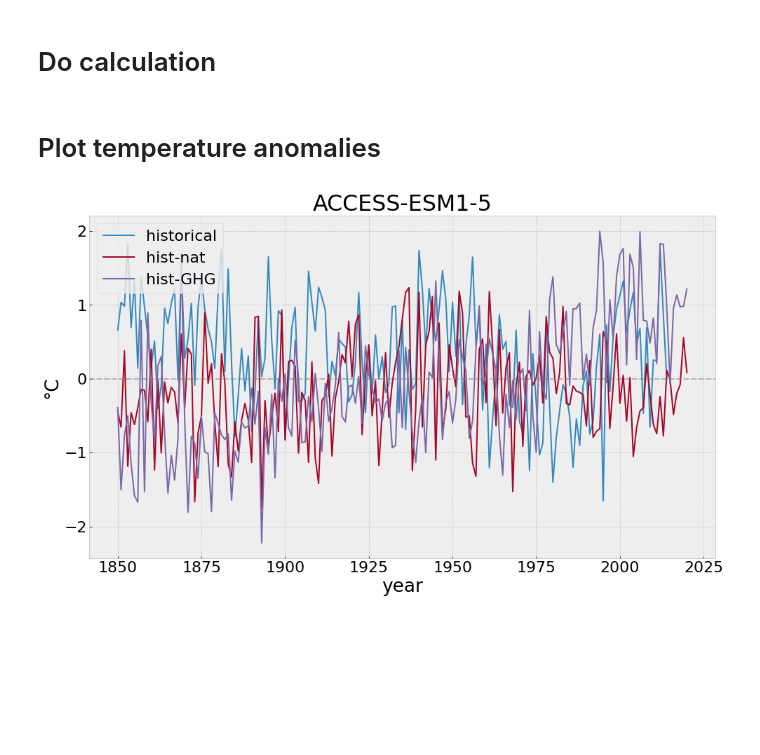
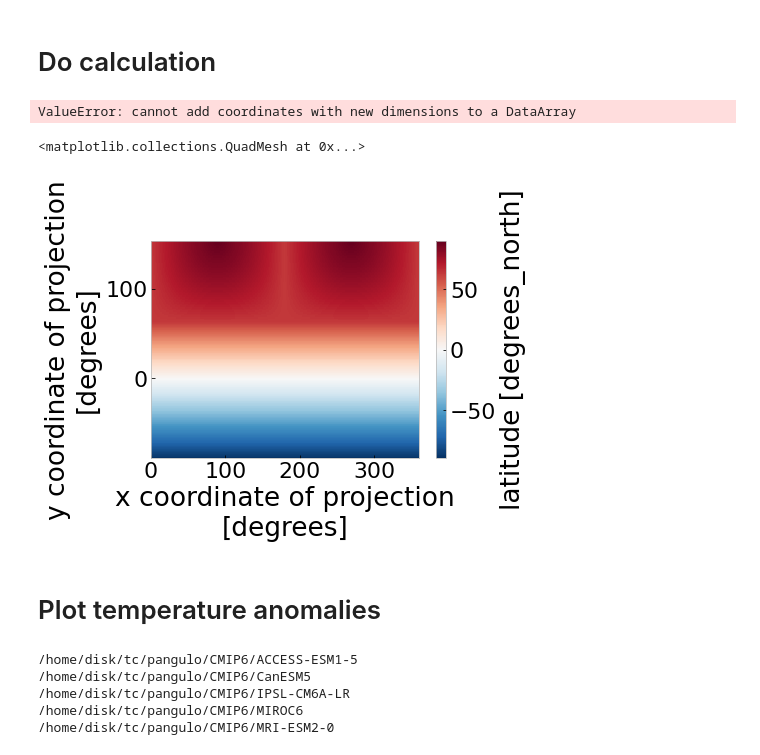
Before and after one commit to spencer-ressel/CATER-Project, a Jupyter notebook: calculate_summer_anomaly.ipynb, the cells around one changed output. Drawn from its saved outputs; the diff is of its cells as text; code cells hidden in the pictures; blank space fills up the shorter version.

Commit message:
added plotting and tos for some models

```diff
--- a/calculate_summer_anomaly.ipynb
+++ b/calculate_summer_anomaly.ipynb
@@ -20,14 +20,18 @@ import matplotlib.pyplot as plt
 # %% [markdown]
 # Specify models, experiments, and variables
 # %%
-models_list = ['ACCESS-ESM1-5', 'CanESM5', 'IPSL-CM6A-LR', 'MIROC6', 'MRI-ESM2-0']
+# models_list = ['ACCESS-ESM1-5', 'CanESM5', 'IPSL-CM6A-LR', 'MIROC6', 'MRI-ESM2-0']
+models_list = ['ACCESS-ESM1-5', 'CanESM5', 'MIROC6', 'MRI-ESM2-0']
 experiments_list = ['historical', 'hist-nat', 'hist-GHG']
 
 korean_peninsula = dict(lat=slice(34, 38), lon=slice(125, 130))
-reference_period = dict(year=slice(1951, 1980))
+reference_period = dict(year=slice(1850,1950))
 # %% [markdown]
 # Do calculation
 # %%
+variable = 'tos'
+models_list = ['MIROC6']
+
 from glob import glob
 import xarray as xr
 for model in models_list:
@@ -36,7 +40,7 @@ for model in models_list:
             os.chdir('/home/disk/tc/pangulo/CMIP6/' + model)
 
             # Load the data
-            file_name = sorted(glob('./' + exp + '/compiled_tasmax_*.nc'))[0]
+            file_name = sorted(glob('./' + exp + '/compiled_' + variable + '_*.nc'))[0]
             [
                 variable,
                 frequency,
@@ -47,7 +51,25 @@ for model in models_list:
                 period
             ] = file_name.split('/')[-1].split('.nc')[0].split('_')[1:]
 
-            temperature_data = xr.open_dataset(file_name)['tasmax']
+            temperature_data = xr.open_dataset(file_name)[variable]
+
+            if variable == 'tos':
+                if model == 'IPSL-CM6A-LR':
+                    j_lat = temperature_data.nav_lat[0].squeeze().data
+                    i_lon = temperature_data.nav_lon[:,0].squeeze().data
+                    temperature_data = temperature_data.rename({'nav_lon': 'lon', 'nav_lat': 'lat'}).assign_coords({'lon': i_lon, 'lat': j_lat}).sortby('lon')
+                elif model == 'ACCESS-ESM1-5':
+                    j_lat = temperature_data.latitude[:,0].squeeze().data
+                    i_lon = temperature_data.longitude[0,:].squeeze().data
+                    temperature_data = temperature_data.rename({'i': 'lon', 'j': 'lat'}).assign_coords({'lon': i_lon, 'lat': j_lat}).sortby('lon')
+                elif model == 'CanESM5':
+                    j_lat = temperature_data.latitude[:,0].squeeze().data
+                    i_lon = temperature_data.longitude[0,:].squeeze().data
+                    temperature_data = temperature_data.rename({'i': 'lon', 'j': 'lat'}).assign_coords({'lon': i_lon, 'lat': j_lat}).sortby('lon')
+                elif model == 'MIROC6':
+                    j_lat = temperature_data.latitude[:,0].squeeze().data
+                    i_lon = temperature_data.longitude[0,:].squeeze().data
+                    temperature_data = temperature_data.rename({'longitude': 'lon', 'latitude': 'lat'}).assign_coords({'lon': i_lon, 'lat': j_lat}).sortby('lon')
 
             # Subset the data to fit the Korean peninsula
             daily_maximum_temperature_korea = temperature_data.sel(korean_peninsula).mean(dim=['lat', 'lon'])
@@ -58,17 +80,16 @@ for model in models_list:
             ).groupby('time.year').mean()
 
             # Compute the mean temperature of the reference period
-            reference_period_mean_temperature = summer_mean_max_temperature_by_year.sel(
-                reference_period
-            ).mean()
+            reference_period_mean_temperature = summer_mean_max_temperature_by_year.sel(reference_period).mean()
 
             # Compute anomalies from reference period
             summer_temperature_anomalies = summer_mean_max_temperature_by_year - reference_period_mean_temperature
 
             # Create new file to save temperature anomalies
             new_file_name = (
-                'tasmax_anomalies-1951-1980_'
-                + frequency
+                variable
+                + '_anomalies-' + str(reference_period['year'].start) + '-' + str(reference_period['year'].stop)
+                + '_' + frequency
                 + '_' + model
                 + '_' + exp
                 + '_' + variant
@@ -77,8 +98,8 @@ for model in models_list:
                 + '.nc'
             )
 
-            # xr.open_dataset(new_file_name)
             # Save output to netCDF
+            print(new_file_name)
             summer_temperature_anomalies.to_netcdf('./' + exp + '/' + new_file_name)
-            # print('./' + exp + '/' + new_file_name)
-            # print(summer_temperature_anomalies[:5])
+# %% [output]
+ValueError: cannot add coordinates with new dimensions to a DataArray
@@ -85,7 +118,12 @@ for model in models_list:
+# %%
+temperature_data.latitude.plot()
+# %% [output]
+<matplotlib.collections.QuadMesh at 0x...>
+[figure, added]
 # %% [markdown]
 # Plot temperature anomalies
 # %%
-models_list = ['ACCESS-ESM1-5']
+# models_list = ['ACCESS-ESM1-5']
 
 plt.style.use('bmh')
 plt.rcParams.update({'font.size':22})
@@ -132,11 +170,30 @@ for model in models_list:
     ax.axhline(y=0, color='gray', alpha=0.5, ls='--')
 
     ax.legend(loc='upper left')
-    ax.set_title(model)
+    ax.set_title(model + ', JA T-2m anomalies from ' + reference_period.split('-')[1] + '-' + reference_period.split('-')[2])
     ax.set_ylabel('°C')
     ax.set_xlabel('year')
+    # ax.set_xlim(1950, 2022)
     # ax.set_aspect(50)
 
-    plt.show()
+    # plt.show()
+
+    os.chdir('/home/disk/tc/pangulo/CMIP6/' + model + '/')
+    print(os.getcwd())
+    picture_save_name = (
+        'tasmax_anomalies-'
+        + str(reference_period.split('-')[1]) + '-' + str(reference_period.split('-')[2])
+        + '_' + frequency
+        + '_' + model
+        + '.png'
+    )
+
+    plt.tight_layout(w_pad=5)
+    plt.savefig(picture_save_name, dpi=400, format='png', bbox_inches='tight')
+    plt.close()
 # %% [output]
-[figure, removed]
+/home/disk/tc/pangulo/CMIP6/ACCESS-ESM1-5
+/home/disk/tc/pangulo/CMIP6/CanESM5
+/home/disk/tc/pangulo/CMIP6/IPSL-CM6A-LR
+/home/disk/tc/pangulo/CMIP6/MIROC6
+/home/disk/tc/pangulo/CMIP6/MRI-ESM2-0
```
Also changed, not shown: parts of 4 cells of this notebook.
